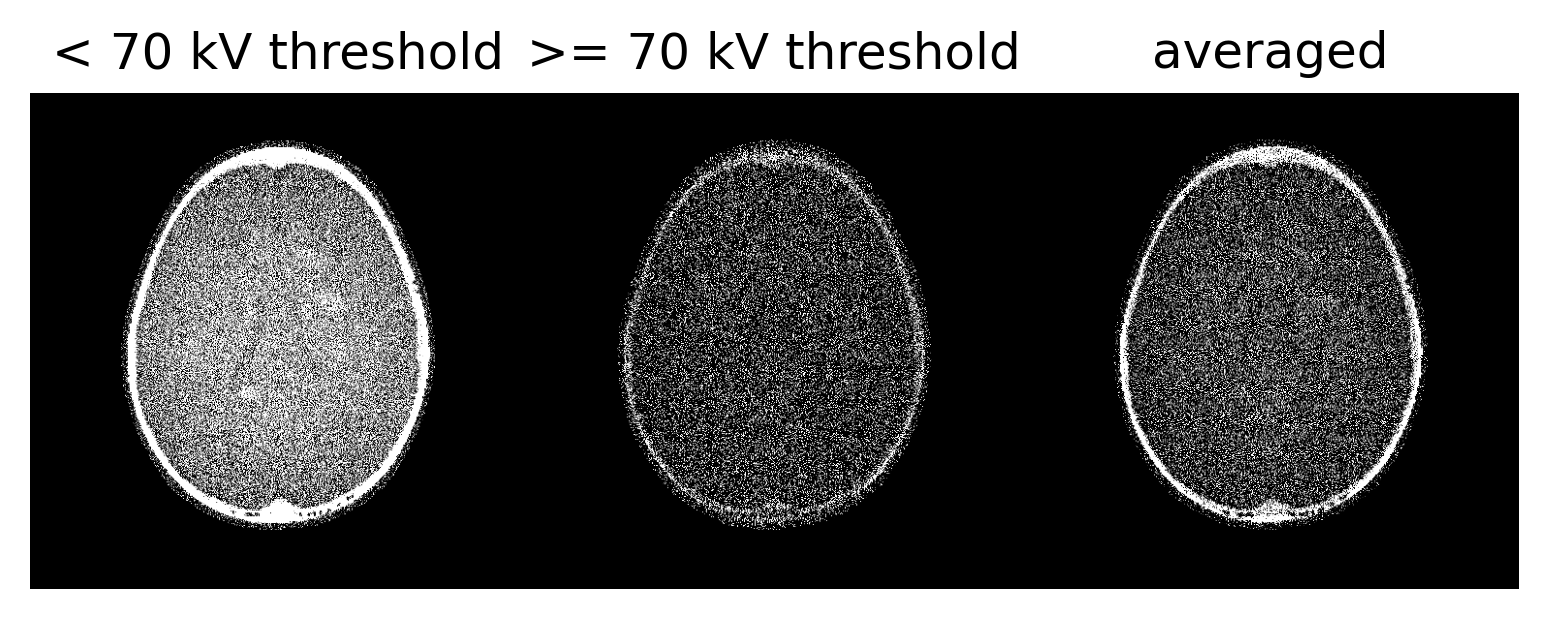
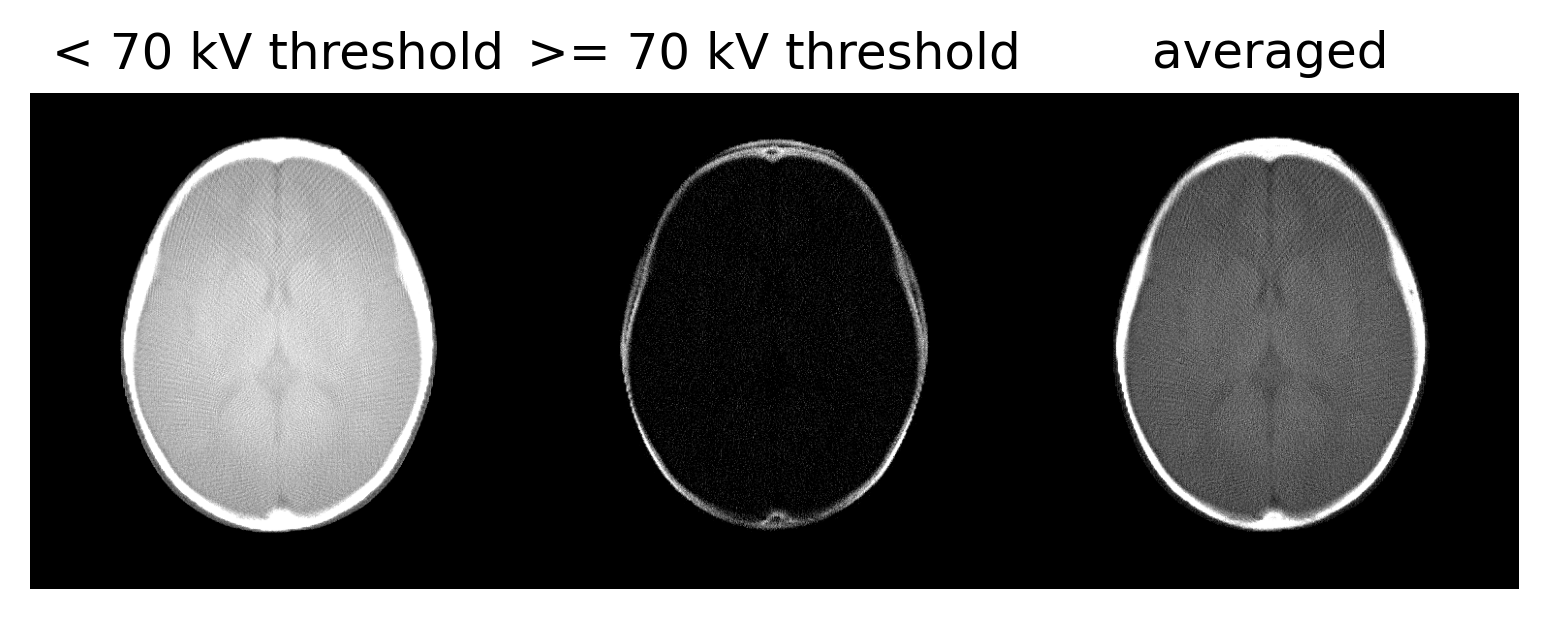
Unified diff of the notebook cell whose output changed from the first chart to the second:
--- before
+++ after
@@ -1,14 +1,14 @@
-recon_combined = scanner.recon.mean(axis=0)
+recon_combined = scanner.recon.mean(axis=(0, 1))
 
-ww, wl = 80, 40
+ww, wl = 200, 0
 disp = dict(cmap='gray', vmin=wl-ww/2, vmax=wl+ww/2)
 f, axs = plt.subplots(1,3, gridspec_kw=dict(wspace=0, hspace=0), dpi=300)
-axs[0].imshow(scanner.recon[0, 0], **disp)
+axs[0].imshow(scanner.recon.mean(axis=1)[0], **disp)
 axs[0].set_title(f'< {thresh} kV threshold')
 axs[0].set_axis_off()
-axs[1].imshow(scanner.recon[1, 0], **disp)
+axs[1].imshow(scanner.recon.mean(axis=1)[1], **disp)
 axs[1].set_title(f'>= {thresh} kV threshold')
 axs[1].set_axis_off()
-axs[2].imshow(recon_combined[0], **disp)
+axs[2].imshow(recon_combined, **disp)
 axs[2].set_title(f'averaged')
 axs[2].set_axis_off()

Commit: first stab and naetom alpha from ad material